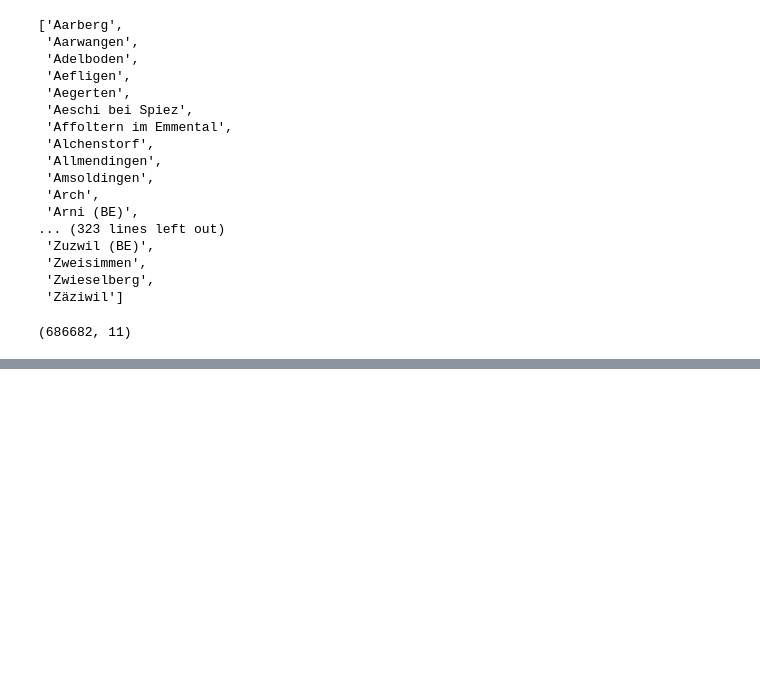
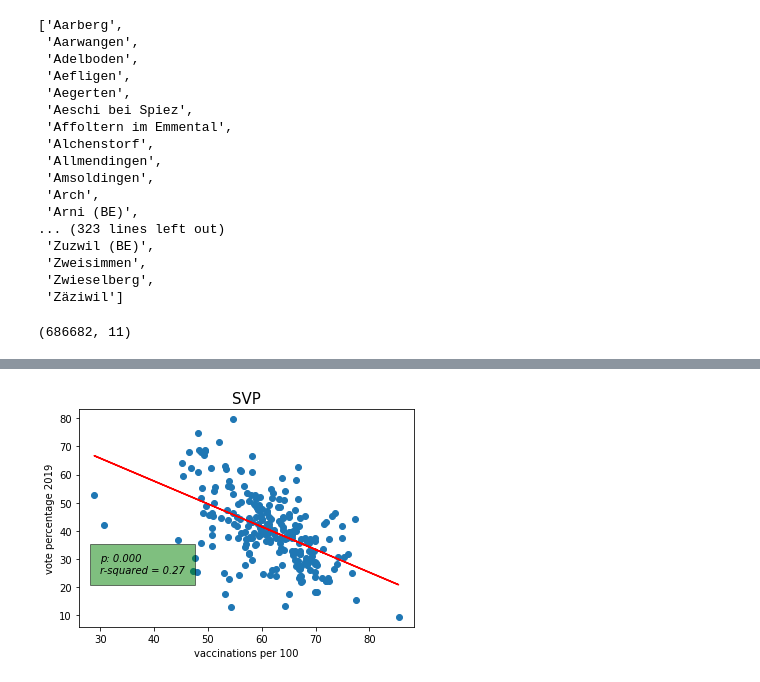
Before and after one commit to TheCell/DataHackDayBern2021, a Jupyter notebook: impfzentren.ipynb, the cells around one changed output, grey strips where cells are left out. Drawn from its saved outputs; the diff is of its cells as text; code cells hidden in the pictures; blank space fills up the shorter version.

```diff
--- a/impfzentren.ipynb
+++ b/impfzentren.ipynb
@@ -109,0 +196,15 @@ Notes:
+# %%
+def predict(x):
+    return slope * x + intercept
+
+fitLine = predict(dep)
+fitLine
+plt.scatter(dep, indep)
+plt.plot(dep, fitLine, c='r')
+plt.title(independent_pretty, fontsize=15)
+plt.xlabel('vaccinations per 100')
+plt.ylabel('vote percentage 2019')
+plt.text(30, 25, 'p: ' + '{:.3f}'.format(p_value) + '\nr-squared = ' + '{:.2f}'.format(r_value**2), style='italic', bbox={'facecolor': 'green', 'alpha': 0.5, 'pad': 10})
+plt.show()
+# %% [output]
+[figure, added]
```
Also changed, not shown: parts of 9 cells of this notebook.
